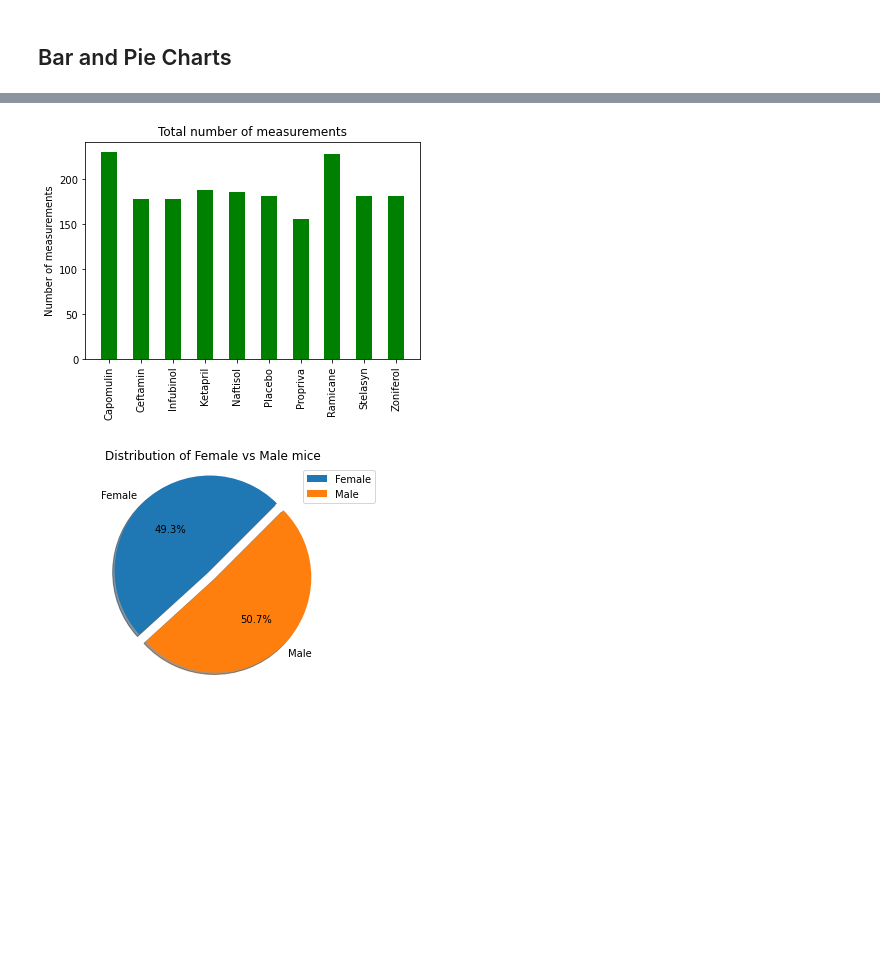
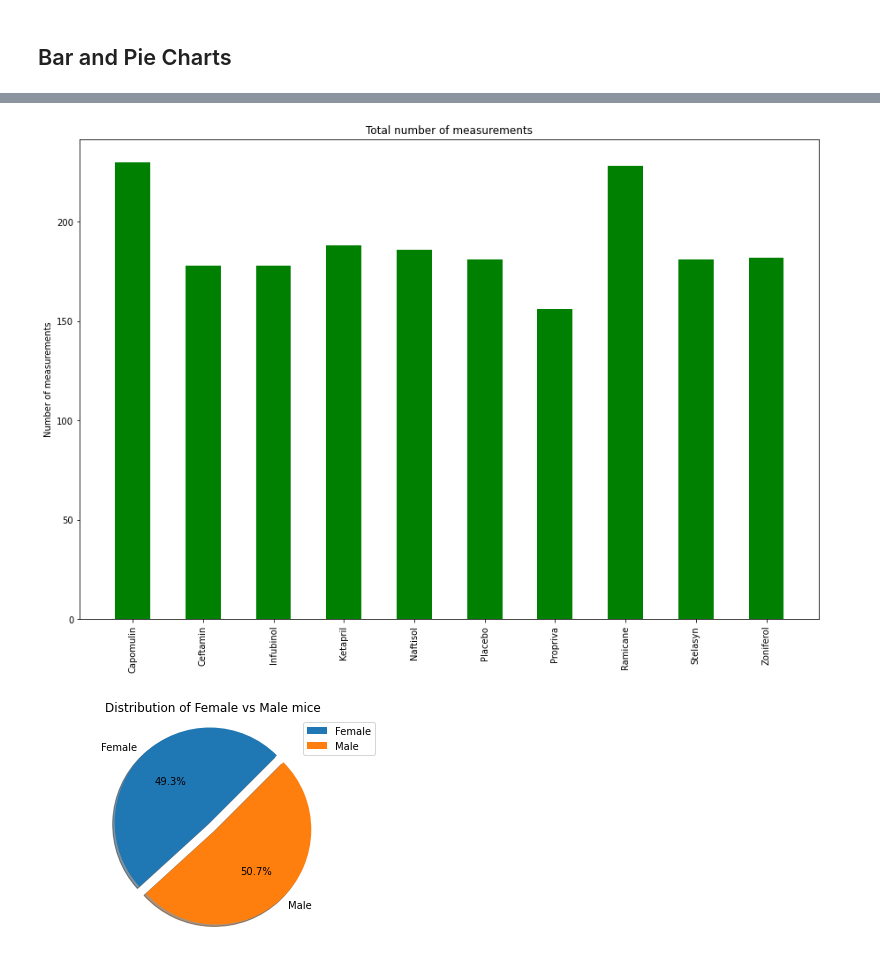
Before and after one commit to leoipn/matplotlib-challenge, a Jupyter notebook: Pymaceuticals/pymaceuticals_starter.ipynb, the cells around one changed output, grey strips where cells are left out. Cells and saved outputs as stored; diff of their text form; code cells hidden in the pictures; blank space fills up the shorter version.

```diff
--- a/Pymaceuticals/pymaceuticals_starter.ipynb
+++ b/Pymaceuticals/pymaceuticals_starter.ipynb
@@ -143,19 +161,20 @@ plt.show()
 # %%
 # Generate a bar plot showing the total number of measurements taken on each drug regimen using pyplot.
 labels = total_measurements.index.tolist()
 x_axis = np.arange(len(total_measurements))
 
 ## Create Bar plot
+plt.figure(figsize=(15, 10))
 plt.bar(x_axis, total_measurements, color="g", align="center", width=0.5)
 ## Setting labels and properties
 plt.xticks([value for value in x_axis], labels, rotation=90)
 plt.xlim(-0.75, len(x_axis)-0.25)
 plt.title('Total number of measurements')
 plt.ylabel('Number of measurements')
 plt.savefig("../Images/pyplot_bar_plot.png", bbox_inches = "tight")
 plt.show()
 # %% [output]
-[figure, old version]
+[figure, new version]
 # %%
 # Generate a pie plot showing the distribution of female versus male mice using pandas
 group_by_sex = clean_data.groupby("Sex")
```
Also changed, not shown: parts of 11 cells of this notebook.
